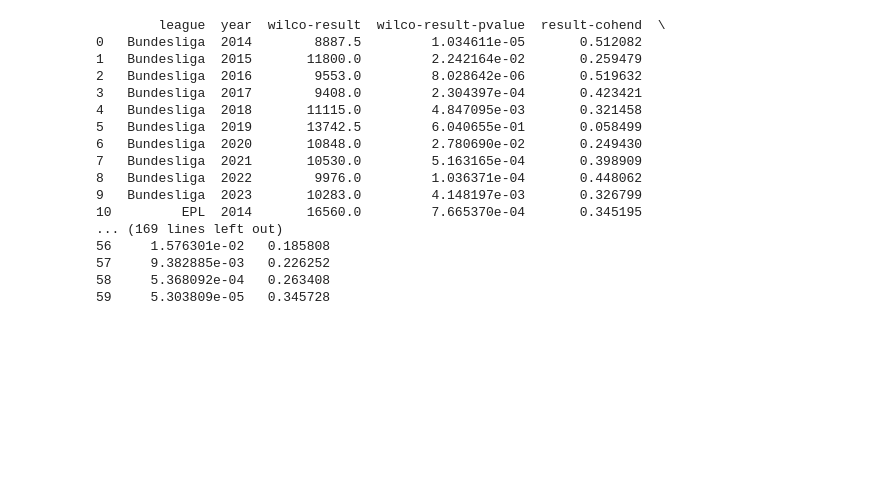
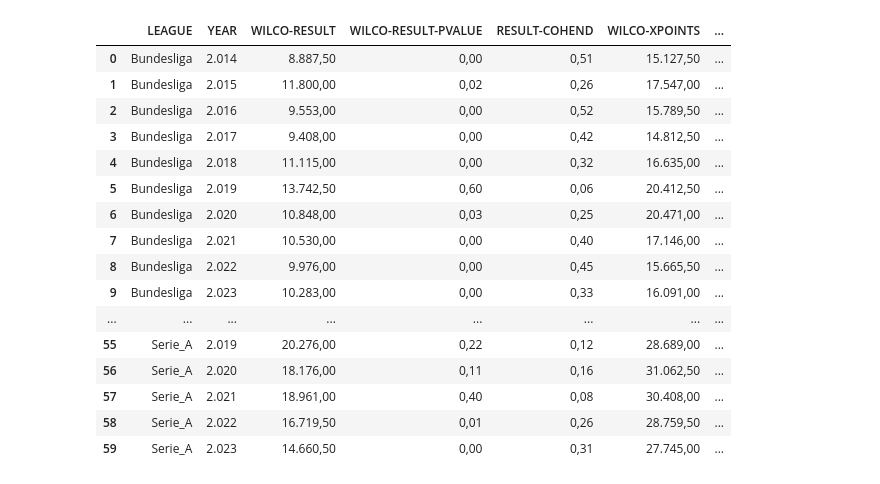
Before and after one commit to Repro-Arno-Jeremy/Projet, a Jupyter notebook: Diff_Points.ipynb, the cells around one changed output. Cells and saved outputs as stored; diff of their text form; code cells hidden in the pictures; blank space fills up the shorter version.

Commit message:
Commit Style Dataframe

```diff
--- a/Diff_Points.ipynb
+++ b/Diff_Points.ipynb
@@ -90,48 +90,76 @@ def perform_statistical_tests_on_results(df):
             home_xG = subset['xG_home']
             away_xG = subset['xG_away']
 
             wilco_result, wilco_result_pvalue = stats.wilcoxon(home_results, away_results)
             wilco_xPoints, wilco_xPoints_pvalue = stats.wilcoxon(home_xPoints, away_xPoints)
             wilco_xG, wilco_xG_pvalue = stats.wilcoxon(home_xG, away_xG)
 
             results.append({
                 'league': league,
                 'year': year,
                 'wilco-result': wilco_result,
                 'wilco-result-pvalue': wilco_result_pvalue,
                 'result-cohend': cohen_d(home_results, away_results),
                 'wilco-xPoints' : wilco_xPoints,
                 'wilco-xPoints-pvalue': wilco_xPoints_pvalue,
                 'xPoints-cohend': cohen_d(home_xPoints, away_xPoints),
                 'wilco-xG': wilco_xG,
                 'wilco-xG-pvalue': wilco_xG_pvalue,
                 'xG-cohend' : cohen_d(home_xG, away_xG)
             })
 
     results_df = pd.DataFrame(results)
     return results_df
 
+def style_formatter_proba(dataframe):
+    # Fonction pour la coloration conditionnelle
+
+    def color_wilco(val):
+        color = 'red' if val > 0.05 else ''
+        return f'color: {color};'
+
+    def color_cohend(val):
+        color = '#F4C430' if val < 0.2 else ''
+        return f'background-color: {color}'
+
+    def zebra_style(row_index):
+        return "background-color: #f8f9fa;" if row_index % 2 == 0 else "background-color: white;"
+
+
+    # Application du style combiné
+    return (
+        dataframe.style
+        .format(precision=2, thousands=".", decimal=",")
+        .format_index(str.upper, axis=1)
+        # Appliquer une alternance de couleurs sur les lignes (zebra-striping)
+        .apply(lambda row: [zebra_style(row.name)] * len(dataframe.columns), axis=1)
+        # Texte noir par défaut
+        .set_properties(**{"color": "black", "font-family": "Times New Roman", "font-size": "1.3em"})
+        .map(color_wilco, subset=["wilco-result-pvalue", "wilco-xPoints-pvalue", "wilco-xG-pvalue"])
+        .map(color_cohend, subset=["result-cohend", "xPoints-cohend", "xG-cohend"])
+    )
 
 leagues = ['La_liga', 'EPL', 'Bundesliga', 'Serie_A', 'RFPL', 'Ligue_1']
 _, df_leagues = diff_points(leagues)
 results_df = perform_statistical_tests_on_results(df_leagues)
+style_formatter_proba(results_df)
 
-print(results_df)
+#print(results_df)
 # %% [output]
-        league  year  wilco-result  wilco-result-pvalue  result-cohend  \
-0   Bundesliga  2014        8887.5         1.034611e-05       0.512082
-1   Bundesliga  2015       11800.0         2.242164e-02       0.259479
-2   Bundesliga  2016        9553.0         8.028642e-06       0.519632
-3   Bundesliga  2017        9408.0         2.304397e-04       0.423421
-4   Bundesliga  2018       11115.0         4.847095e-03       0.321458
-5   Bundesliga  2019       13742.5         6.040655e-01       0.058499
-6   Bundesliga  2020       10848.0         2.780690e-02       0.249430
-7   Bundesliga  2021       10530.0         5.163165e-04       0.398909
-8   Bundesliga  2022        9976.0         1.036371e-04       0.448062
-9   Bundesliga  2023       10283.0         4.148197e-03       0.326799
-10         EPL  2014       16560.0         7.665370e-04       0.345195
-... (169 lines left out)
-56     1.576301e-02   0.185808
-57     9.382885e-03   0.226252
-58     5.368092e-04   0.263408
-59     5.303809e-05   0.345728
+|  | LEAGUE | YEAR | WILCO-RESULT | WILCO-RESULT-PVALUE | RESULT-COHEND | WILCO-XPOINTS | ... |
+| 0 | Bundesliga | 2.014 | 8.887,50 | 0,00 | 0,51 | 15.127,50 | ... |
+| 1 | Bundesliga | 2.015 | 11.800,00 | 0,02 | 0,26 | 17.547,00 | ... |
+| 2 | Bundesliga | 2.016 | 9.553,00 | 0,00 | 0,52 | 15.789,50 | ... |
+| 3 | Bundesliga | 2.017 | 9.408,00 | 0,00 | 0,42 | 14.812,50 | ... |
+| 4 | Bundesliga | 2.018 | 11.115,00 | 0,00 | 0,32 | 16.635,00 | ... |
+| 5 | Bundesliga | 2.019 | 13.742,50 | 0,60 | 0,06 | 20.412,50 | ... |
+| 6 | Bundesliga | 2.020 | 10.848,00 | 0,03 | 0,25 | 20.471,00 | ... |
+| 7 | Bundesliga | 2.021 | 10.530,00 | 0,00 | 0,40 | 17.146,00 | ... |
+| 8 | Bundesliga | 2.022 | 9.976,00 | 0,00 | 0,45 | 15.665,50 | ... |
+| 9 | Bundesliga | 2.023 | 10.283,00 | 0,00 | 0,33 | 16.091,00 | ... |
+| ... | ... | ... | ... | ... | ... | ... | ... |
+| 55 | Serie_A | 2.019 | 20.276,00 | 0,22 | 0,12 | 28.689,00 | ... |
+| 56 | Serie_A | 2.020 | 18.176,00 | 0,11 | 0,16 | 31.062,50 | ... |
+| 57 | Serie_A | 2.021 | 18.961,00 | 0,40 | 0,08 | 30.408,00 | ... |
+| 58 | Serie_A | 2.022 | 16.719,50 | 0,01 | 0,26 | 28.759,50 | ... |
+| 59 | Serie_A | 2.023 | 14.660,50 | 0,00 | 0,31 | 27.745,00 | ... |
```
